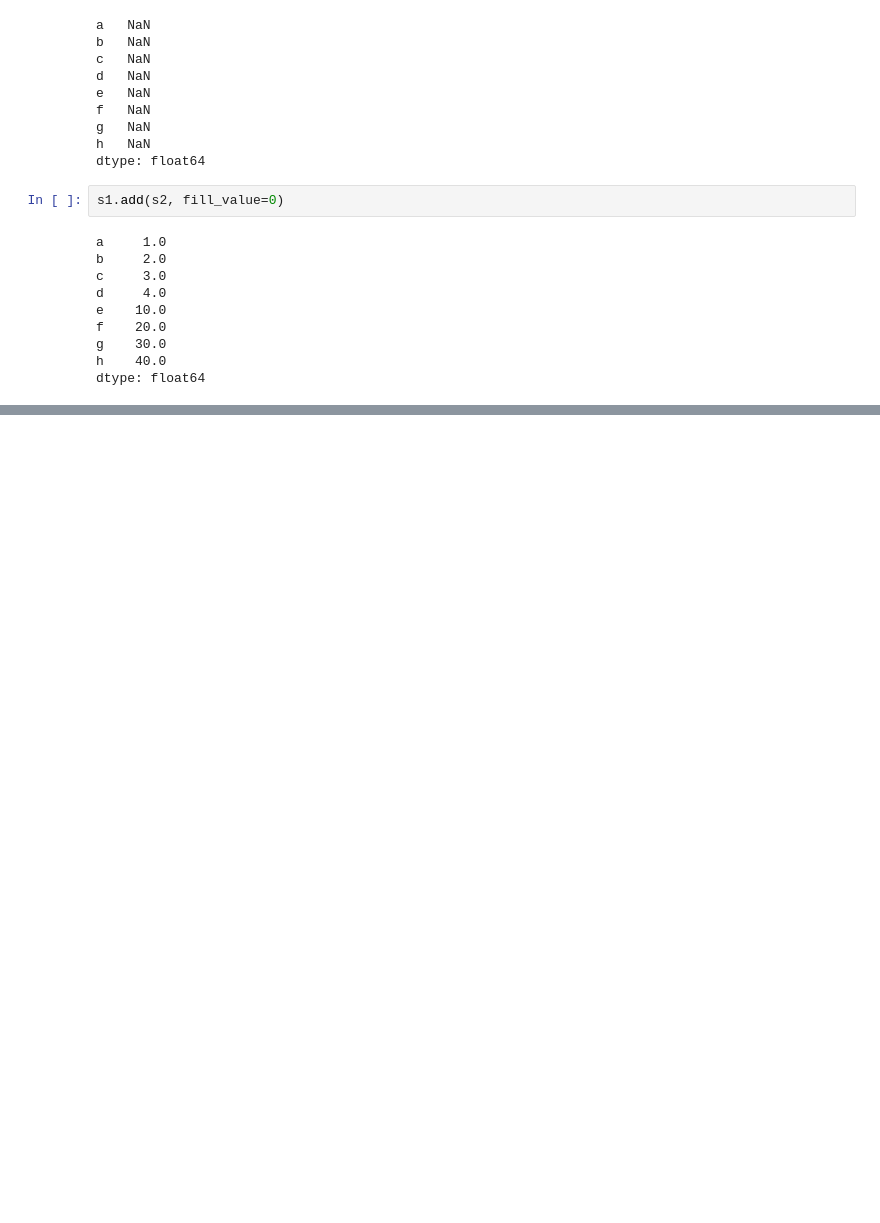
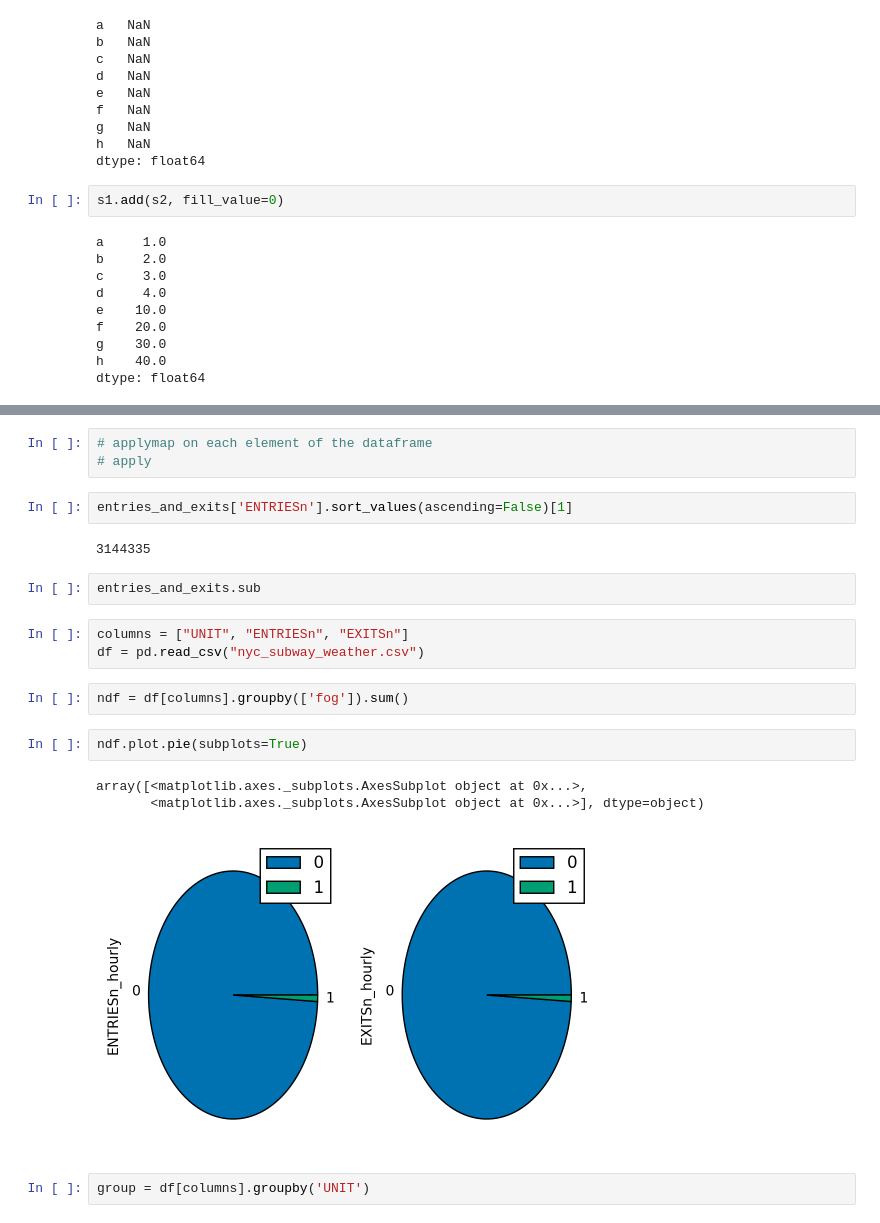
Before and after one commit to shamshad-npti/python-quick-start, a Jupyter notebook: data-analytics/numpy-pandas.ipynb, the cells around one changed output, grey strips where cells are left out. Cells and saved outputs as stored; diff of their text form; blank space fills up the shorter version.

```diff
--- a/data-analytics/numpy-pandas.ipynb
+++ b/data-analytics/numpy-pandas.ipynb
@@ -168,0 +416,22 @@ dtype: float64
+# %%
+# applymap on each element of the dataframe
+# apply
+# %%
+entries_and_exits['ENTRIESn'].sort_values(ascending=False)[1]
+# %% [output]
+3144335
+# %%
+entries_and_exits.sub
+# %%
+columns = ["UNIT", "ENTRIESn", "EXITSn"]
+df = pd.read_csv("nyc_subway_weather.csv")
+# %%
+ndf = df[columns].groupby(['fog']).sum()
+# %%
+ndf.plot.pie(subplots=True)
+# %% [output]
+array([<matplotlib.axes._subplots.AxesSubplot object at 0x...>,
+       <matplotlib.axes._subplots.AxesSubplot object at 0x...>], dtype=object)
+[figure, added]
+# %%
+group = df[columns].groupby('UNIT')
```
Also changed, not shown: parts of 26 cells of this notebook, 4 other files.
